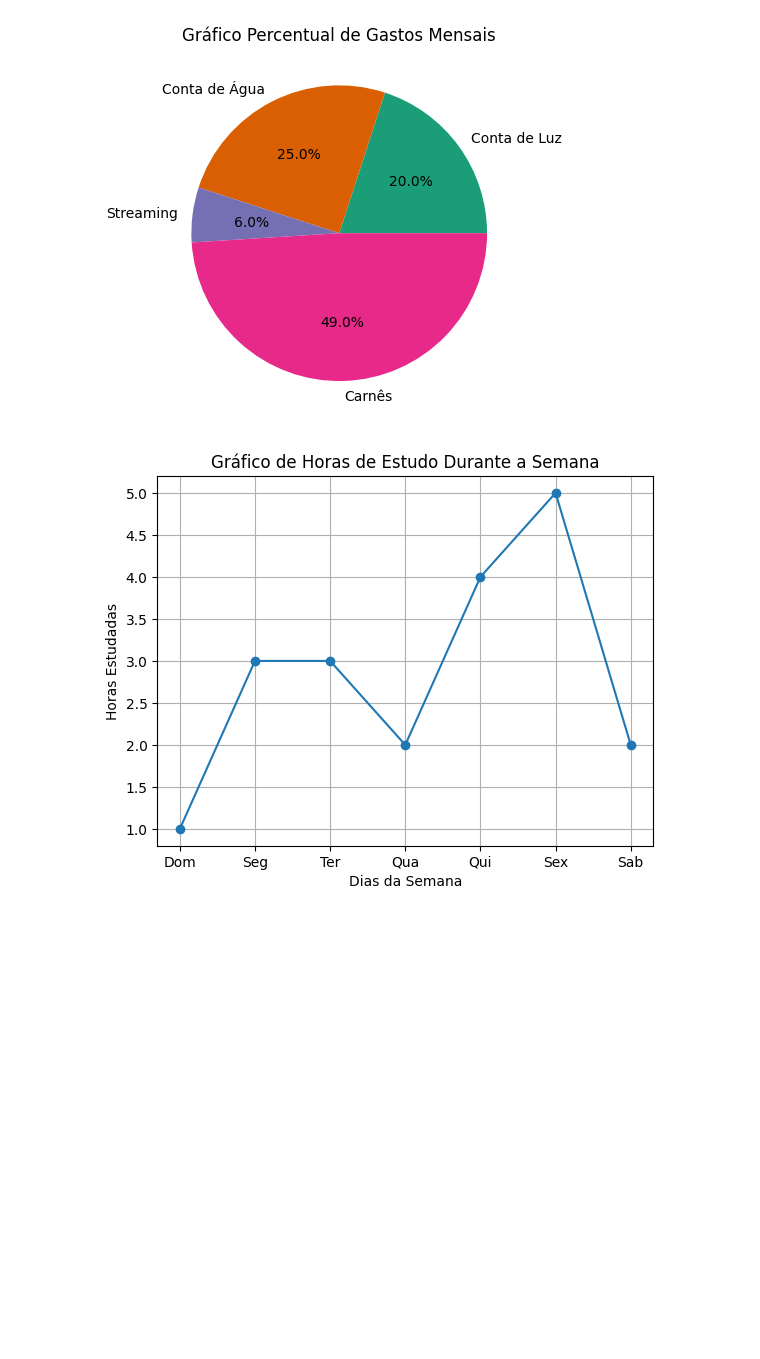
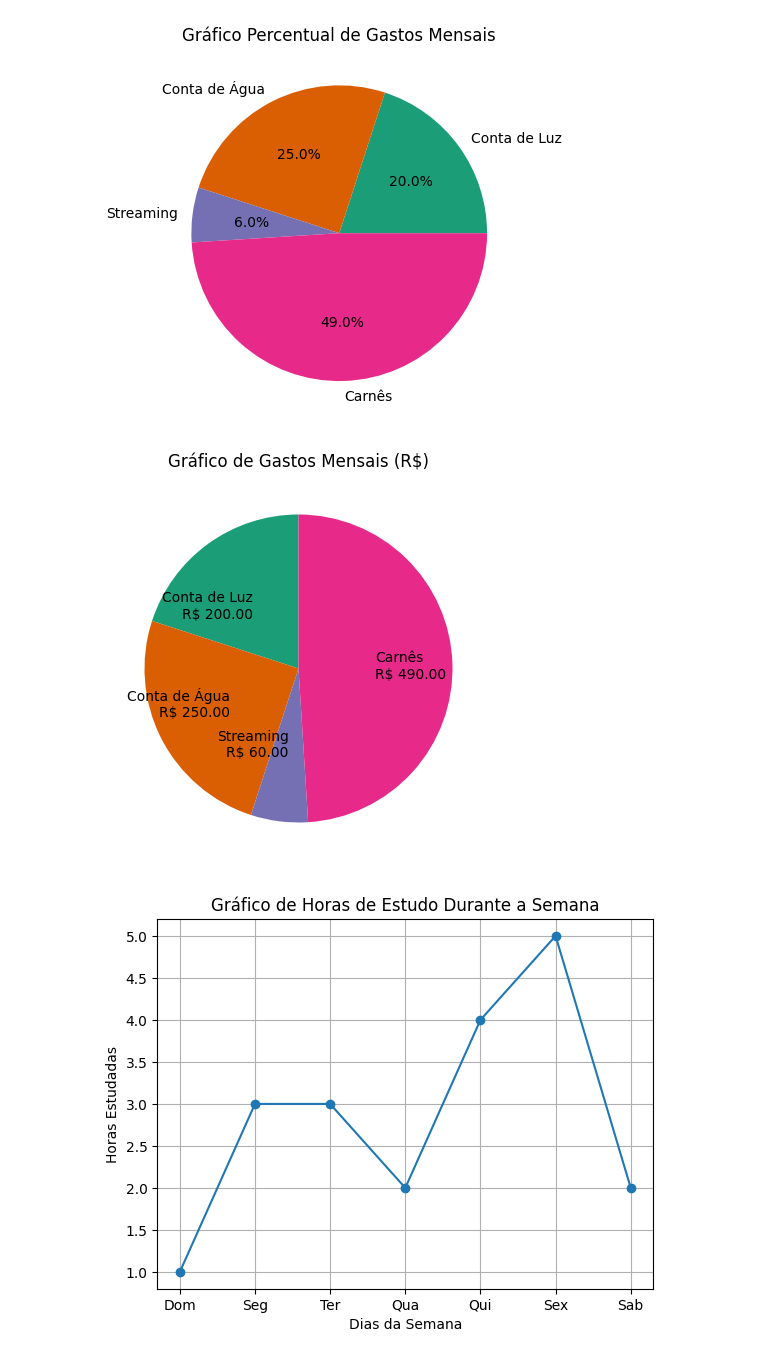
Before and after one commit to joaopsantana25-beep/BackEnd, a Jupyter notebook: Aula 09-02-2026/Exercicios e Testes/Atividades/Atividade_Prática_Aula05.ipynb, the cells around one changed output. Cells and saved outputs as stored; diff of their text form; code cells hidden in the pictures; blank space fills up the shorter version.

Commit message:
Atualização dos Exercícios e Adição de Uma versão Máquina

```diff
--- a/Aula 09-02-2026/Exercicios e Testes/Atividades/Atividade_Prática_Aula05.ipynb
+++ b/Aula 09-02-2026/Exercicios e Testes/Atividades/Atividade_Prática_Aula05.ipynb
@@ -159,6 +161,30 @@ plt.title("Gráfico Percentual de Gastos Mensais")
 plt.show()
 # %% [output]
 [figure]
+# %%
+'''Versão Máquina'''
+
+import matplotlib.pyplot as plt
+
+tipo = ["Conta de Luz", "Conta de Água", "Streaming", "Carnês"]
+gastos = [200, 250, 60, 490]
+cores = plt.get_cmap("Dark2").colors
+
+labels = [f"{t}\nR$ {v:.2f}" for t, v in zip(tipo, gastos)]
+
+plt.figure(figsize=(5,5))
+plt.pie(
+    gastos,
+    labels=labels,
+    colors=cores,
+    startangle=90,
+    labeldistance=.50
+)
+
+plt.title("Gráfico de Gastos Mensais (R$)")
+plt.show()
+# %% [output]
+[figure, added]
 # %%
 '''
 Elabore um gráfico de linha mostrando as horas de estudo durante a
```
Also changed, not shown: parts of 1 cell of this notebook.
